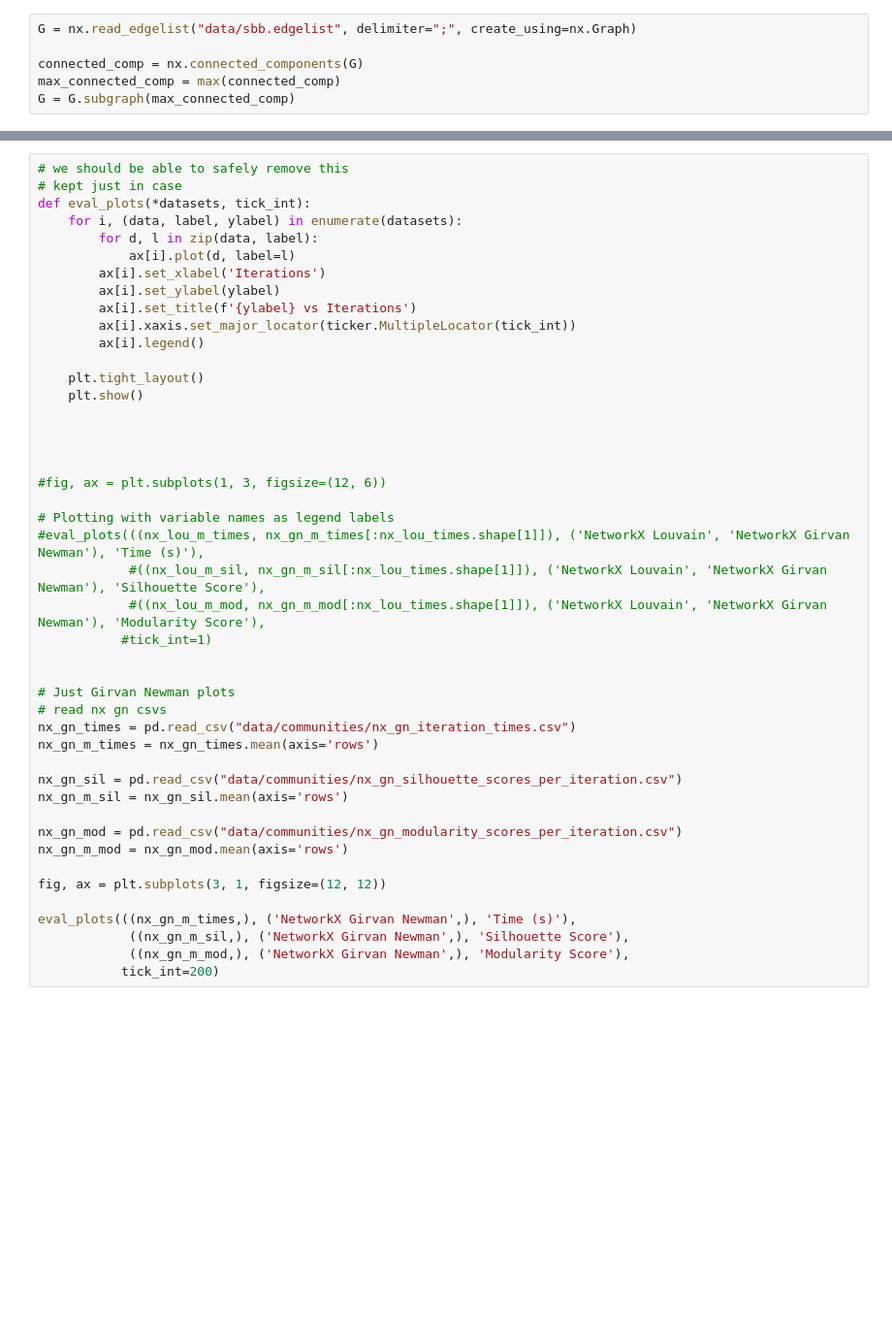
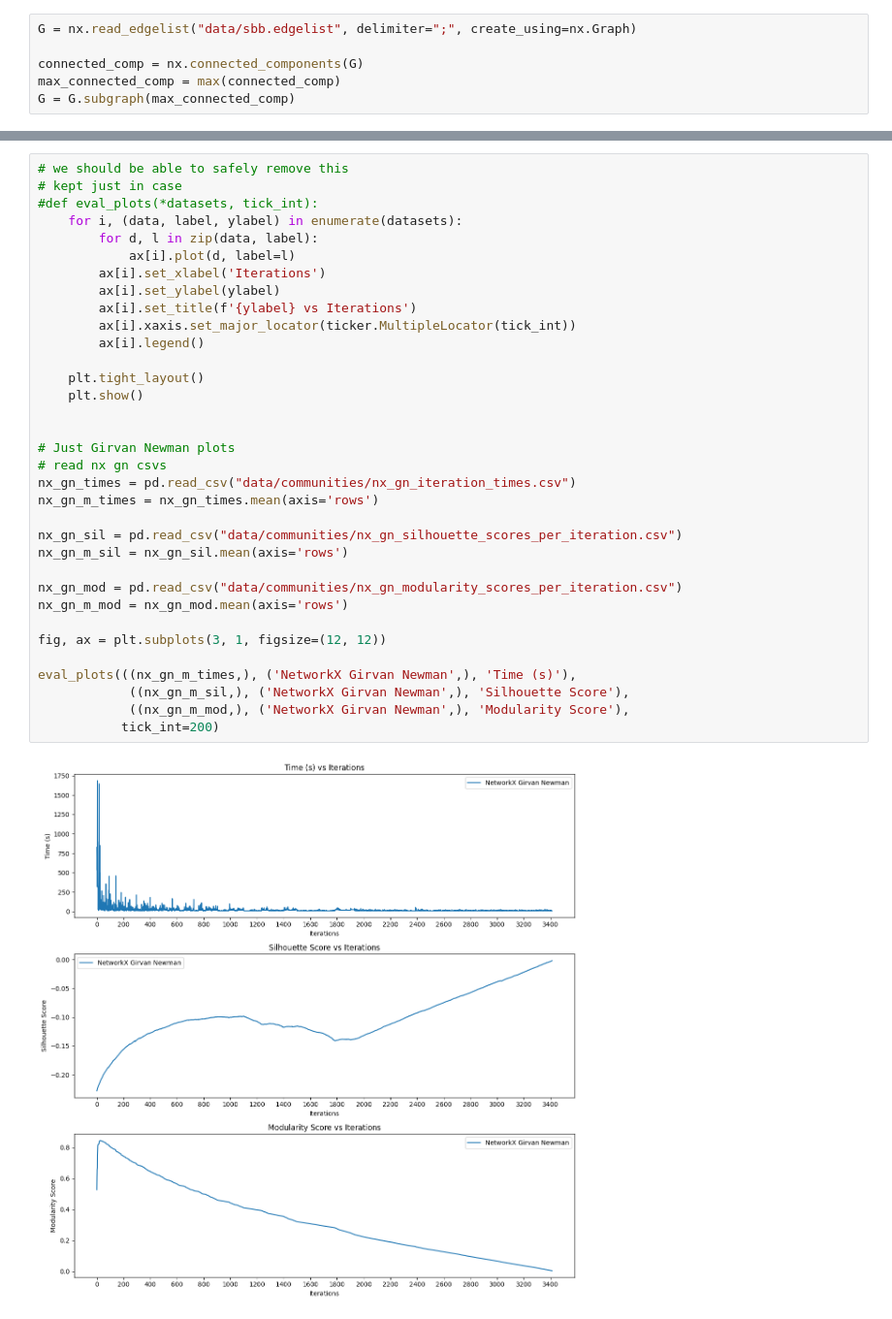
Before and after one commit to mattduerrmeier/sbb-analytics, a Jupyter notebook: community_detection_evaluation.ipynb, the cells around one changed output, grey strips where cells are left out. Shown at 97% size. Cells and saved outputs as stored; diff of their text form; blank space fills up the shorter version.

```diff
--- a/community_detection_evaluation.ipynb
+++ b/community_detection_evaluation.ipynb
@@ -256,45 +282,36 @@ plot_bench_results(algorithm_data, algorithm_name)
 # %%
 # we should be able to safely remove this
 # kept just in case
-def eval_plots(*datasets, tick_int):
+#def eval_plots(*datasets, tick_int):
     for i, (data, label, ylabel) in enumerate(datasets):
         for d, l in zip(data, label):
             ax[i].plot(d, label=l)
         ax[i].set_xlabel('Iterations')
         ax[i].set_ylabel(ylabel)
         ax[i].set_title(f'{ylabel} vs Iterations')
         ax[i].xaxis.set_major_locator(ticker.MultipleLocator(tick_int))
         ax[i].legend()
 
     plt.tight_layout()
     plt.show()
-
-
-
-
-#fig, ax = plt.subplots(1, 3, figsize=(12, 6))
-
-# Plotting with variable names as legend labels
-#eval_plots(((nx_lou_m_times, nx_gn_m_times[:nx_lou_times.shape[1]]), ('NetworkX Louvain', 'NetworkX Girvan Newman'), 'Time (s)'),
-            #((nx_lou_m_sil, nx_gn_m_sil[:nx_lou_times.shape[1]]), ('NetworkX Louvain', 'NetworkX Girvan Newman'), 'Silhouette Score'),
-            #((nx_lou_m_mod, nx_gn_m_mod[:nx_lou_times.shape[1]]), ('NetworkX Louvain', 'NetworkX Girvan Newman'), 'Modularity Score'),
-           #tick_int=1)
 
 
 # Just Girvan Newman plots
 # read nx gn csvs
 nx_gn_times = pd.read_csv("data/communities/nx_gn_iteration_times.csv")
 nx_gn_m_times = nx_gn_times.mean(axis='rows')
 
 nx_gn_sil = pd.read_csv("data/communities/nx_gn_silhouette_scores_per_iteration.csv")
 nx_gn_m_sil = nx_gn_sil.mean(axis='rows')
 
 nx_gn_mod = pd.read_csv("data/communities/nx_gn_modularity_scores_per_iteration.csv")
 nx_gn_m_mod = nx_gn_mod.mean(axis='rows')
 
 fig, ax = plt.subplots(3, 1, figsize=(12, 12))
 
 eval_plots(((nx_gn_m_times,), ('NetworkX Girvan Newman',), 'Time (s)'),
             ((nx_gn_m_sil,), ('NetworkX Girvan Newman',), 'Silhouette Score'),
             ((nx_gn_m_mod,), ('NetworkX Girvan Newman',), 'Modularity Score'),
            tick_int=200)
+# %% [output]
+[figure, added]
```
Also changed, not shown: parts of 18 cells of this notebook, 3 other files.
